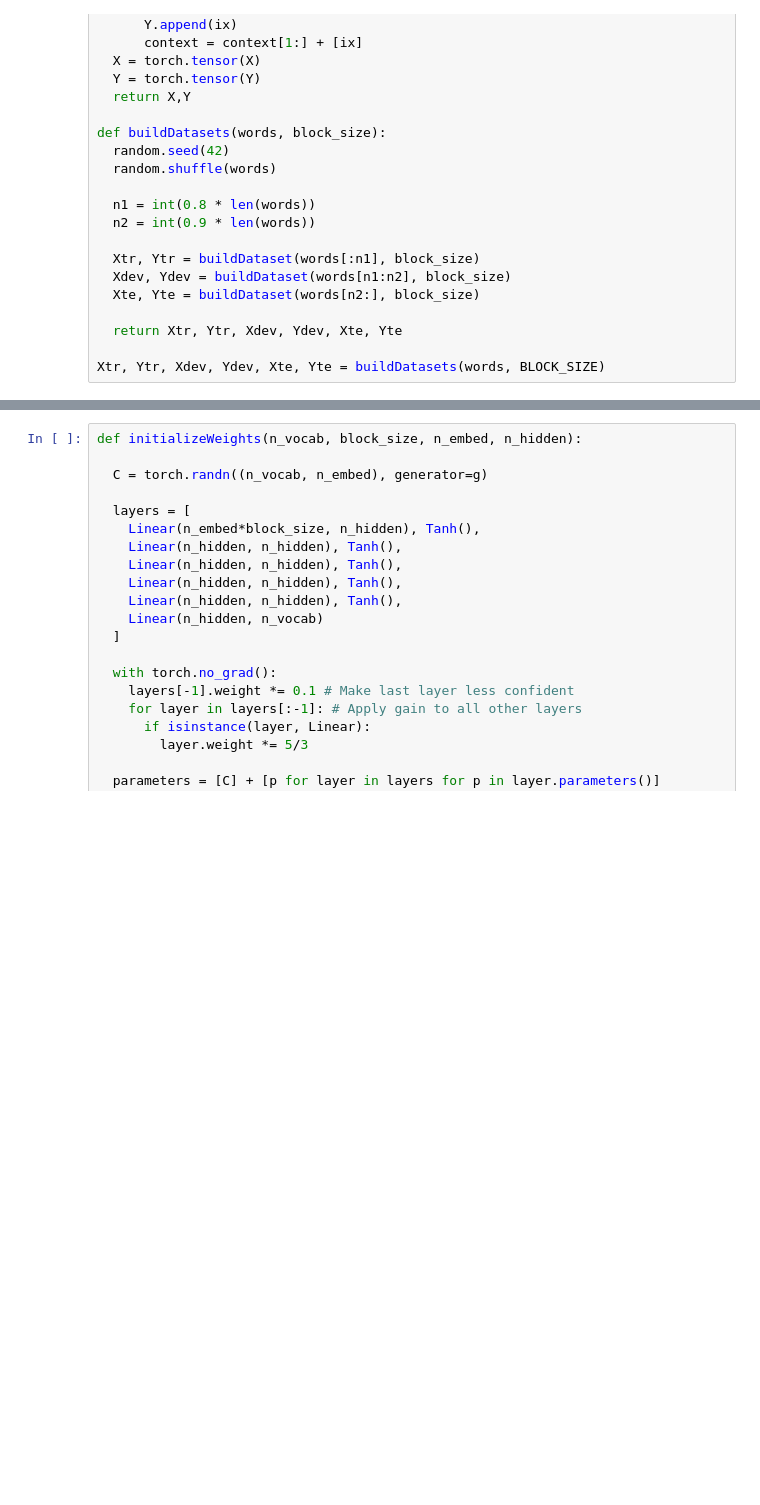
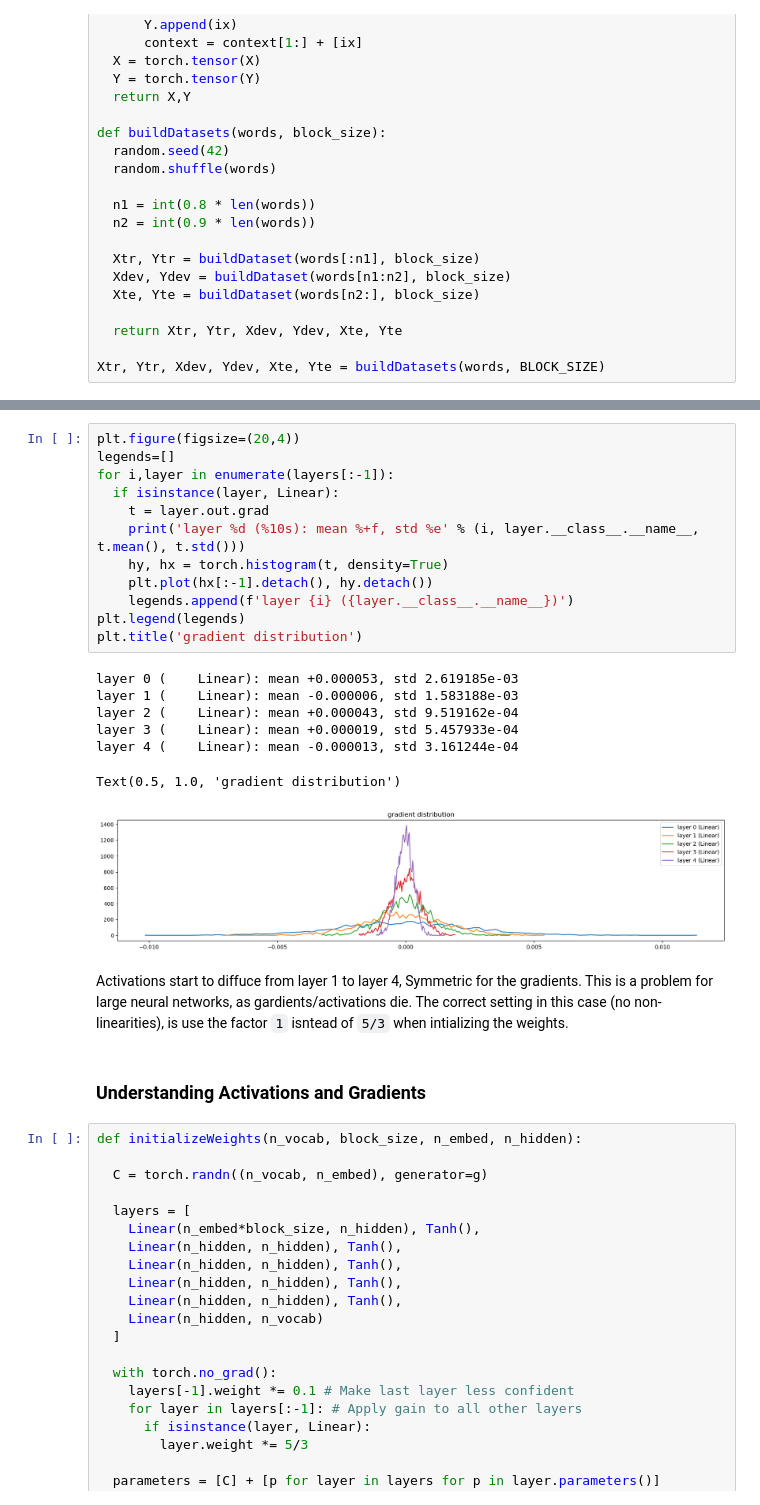
Before and after one commit to blackbird71SR/CharacterLLMs, a Jupyter notebook: build_makemore_part2.ipynb, the cells around one changed output, grey strips where cells are left out. Cells and saved outputs as stored; diff of their text form; blank space fills up the shorter version.

```diff
--- a/build_makemore_part2.ipynb
+++ b/build_makemore_part2.ipynb
@@ -767,3 +866,27 @@ Xtr, Ytr, Xdev, Ydev, Xte, Yte = buildDatasets(words, BLOCK_SIZE)
+# %%
+plt.figure(figsize=(20,4))
+legends=[]
+for i,layer in enumerate(layers[:-1]):
+  if isinstance(layer, Linear):
+    t = layer.out.grad
+    print('layer %d (%10s): mean %+f, std %e' % (i, layer.__class__.__name__, t.mean(), t.std()))
+    hy, hx = torch.histogram(t, density=True)
+    plt.plot(hx[:-1].detach(), hy.detach())
+    legends.append(f'layer {i} ({layer.__class__.__name__})')
+plt.legend(legends)
+plt.title('gradient distribution')
+# %% [output]
+layer 0 (    Linear): mean +0.000053, std 2.619185e-03
+layer 1 (    Linear): mean -0.000006, std 1.583188e-03
+layer 2 (    Linear): mean +0.000043, std 9.519162e-04
+layer 3 (    Linear): mean +0.000019, std 5.457933e-04
+layer 4 (    Linear): mean -0.000013, std 3.161244e-04
+Text(0.5, 1.0, 'gradient distribution')
+[figure, added]
+# %% [markdown]
+Activations start to diffuce from layer 1 to layer 4, Symmetric for the gradients. This is a problem for large neural networks, as gardients/activations die. The correct setting in this case (no non-linearities), is use the factor `1` isntead of `5/3` when intializing the weights.
+# %% [markdown]
+### Understanding Activations and Gradients
 # %%
 def initializeWeights(n_vocab, block_size, n_embed, n_hidden):
 
```
Also changed, not shown: parts of 11 cells of this notebook.
